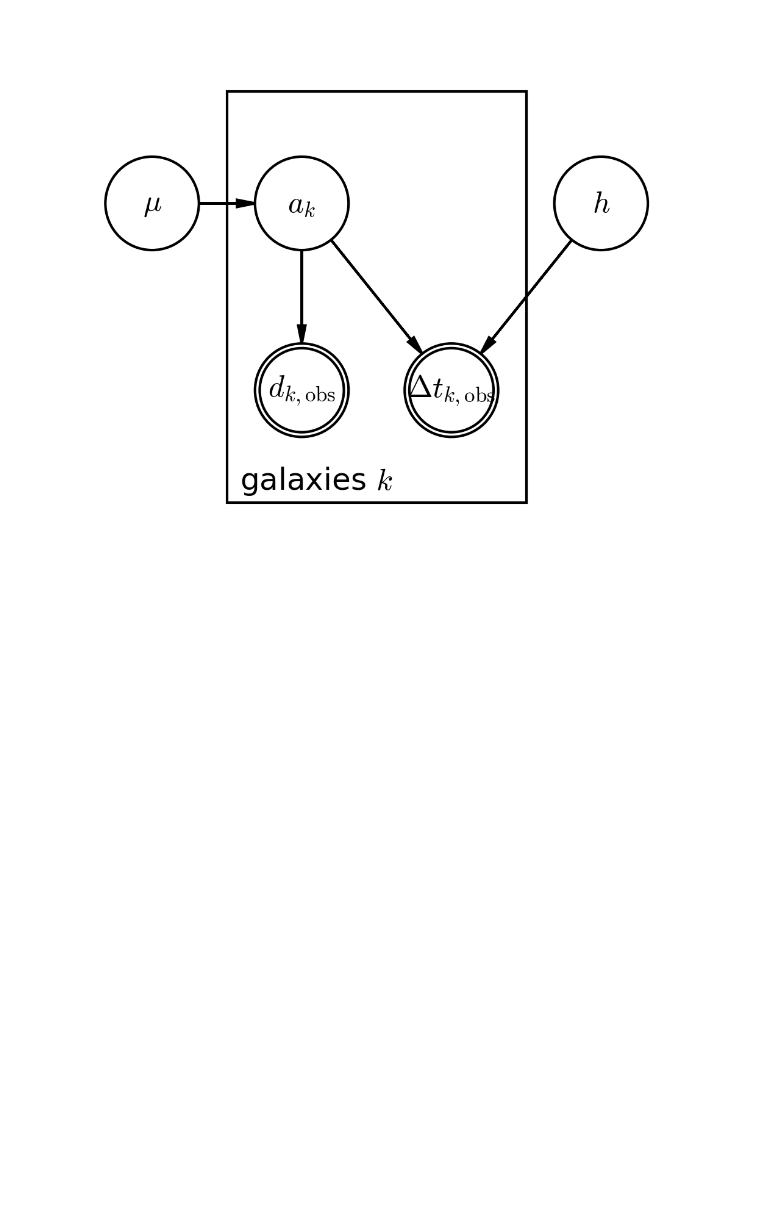
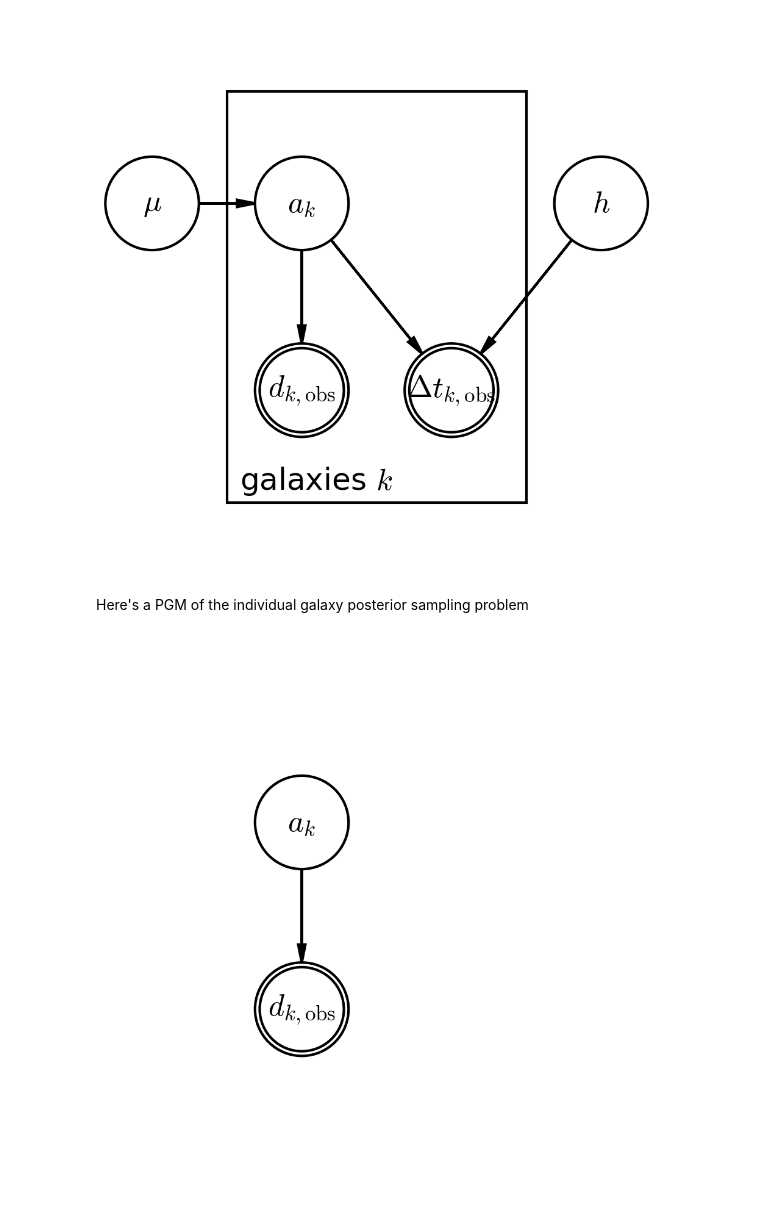
Before and after one commit to astrosonnen/allZeLenses, a Jupyter notebook: notebooks/problem_formulation.ipynb, the cells around one changed output. Saved outputs shown, nothing was run; the diff lists cells and outputs as text; code cells hidden in the pictures; blank space fills up the shorter version.

Commit message:
added PGM for individual lens problem

```diff
--- a/notebooks/problem_formulation.ipynb
+++ b/notebooks/problem_formulation.ipynb
@@ -11,2 +12,8 @@ Image(filename="most_general_PGM.png")
 # %% [output]
 [figure]
+# %% [markdown]
+Here's a PGM of the individual galaxy posterior sampling problem
+# %%
+Image(filename="most_general_individual_PGM.png")
+# %% [output]
+[figure, added]
```
Also changed, not shown: parts of 2 cells of this notebook, 7 other files.
